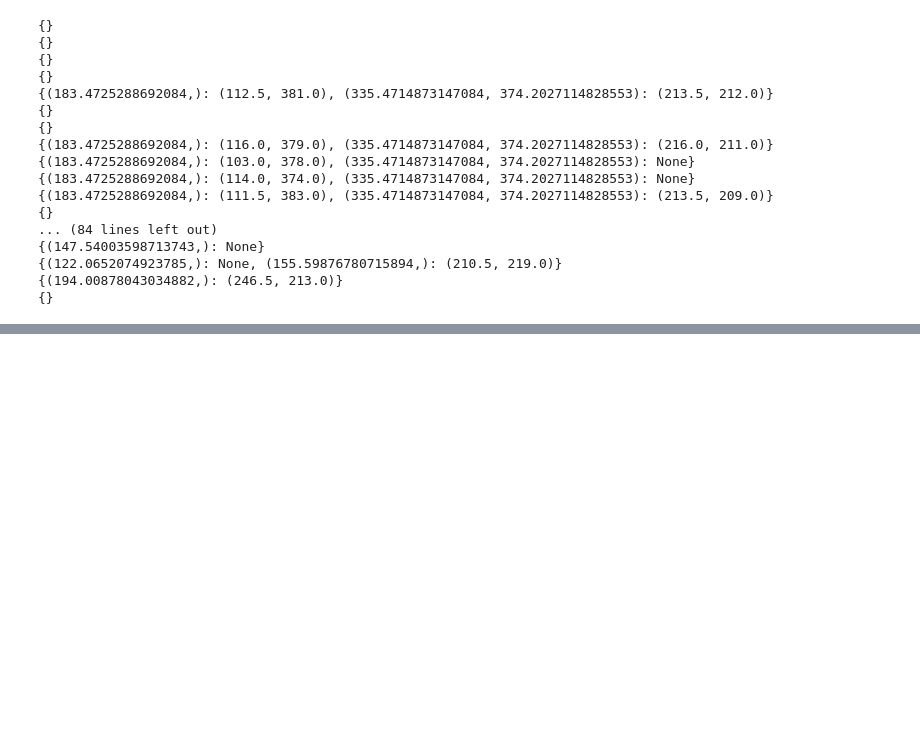
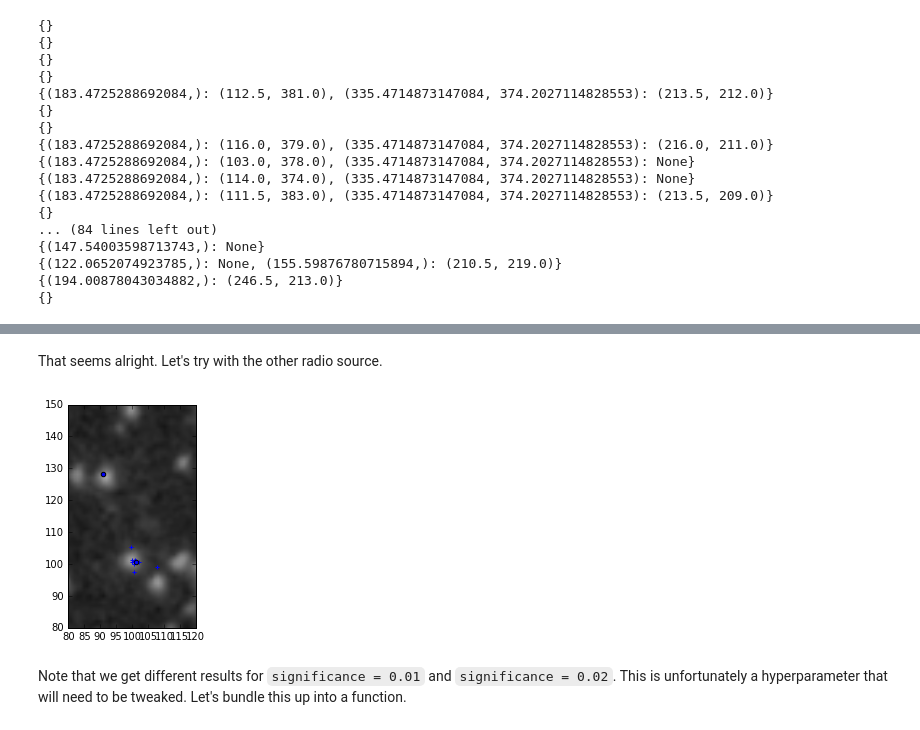
Before and after one commit to chengsoonong/crowdastro, a Jupyter notebook: notebooks/12_labels.ipynb, the cells around one changed output, grey strips where cells are left out. Cells and saved outputs as stored; diff of their text form; code cells hidden in the pictures; blank space fills up the shorter version.

```diff
--- a/notebooks/12_labels.ipynb
+++ b/notebooks/12_labels.ipynb
@@ -140,0 +253,20 @@ Given these simplified
+# %% [markdown]
+That seems alright. Let's try with the other radio source.
+# %%
+xs = [a[0] * crowdastro.config.get('click_to_fits_x')
+      for a in radio_consensus_classifications[b'\xb4\xd7\x1c?']
+      if a[0] is not None]
+ys = [crowdastro.config.get('fits_image_height') - a[1] * crowdastro.config.get('click_to_fits_y')
+      for a in radio_consensus_classifications[b'\xb4\xd7\x1c?']
+      if a[1] is not None]
+points = numpy.vstack([numpy.array(xs), numpy.array(ys)])
+crowdastro.show.ir(subject)
+matplotlib.pyplot.xlim((80, 120))
+matplotlib.pyplot.ylim((80, 150))
+matplotlib.pyplot.scatter(xs, ys, marker='+')
+matplotlib.pyplot.scatter(*pg_means(points.T, significance=0.02, projections=24).means_.T)
+matplotlib.pyplot.show()
+# %% [output]
+[figure, added]
+# %% [markdown]
+Note that we get different results for `significance = 0.01` and `significance = 0.02`. This is unfortunately a hyperparameter that will need to be tweaked. Let's bundle this up into a function.
```
Also changed, not shown: parts of 16 cells of this notebook, 3 other files.
